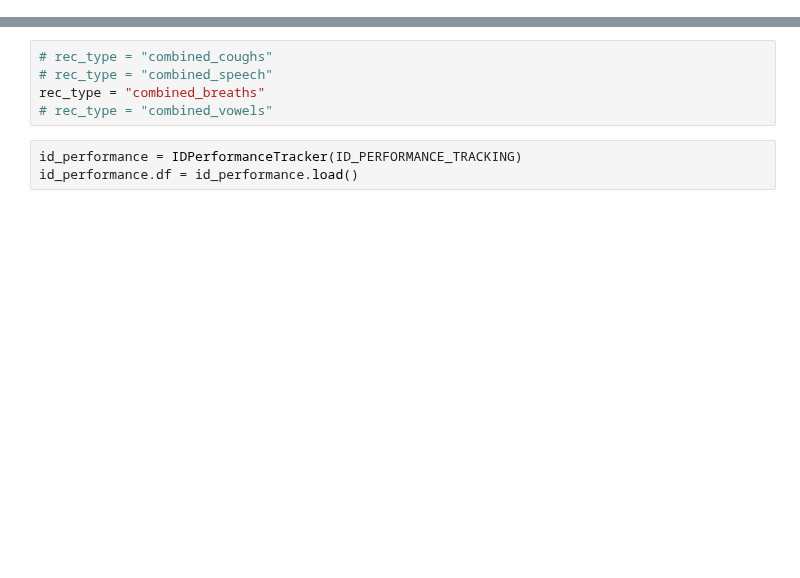
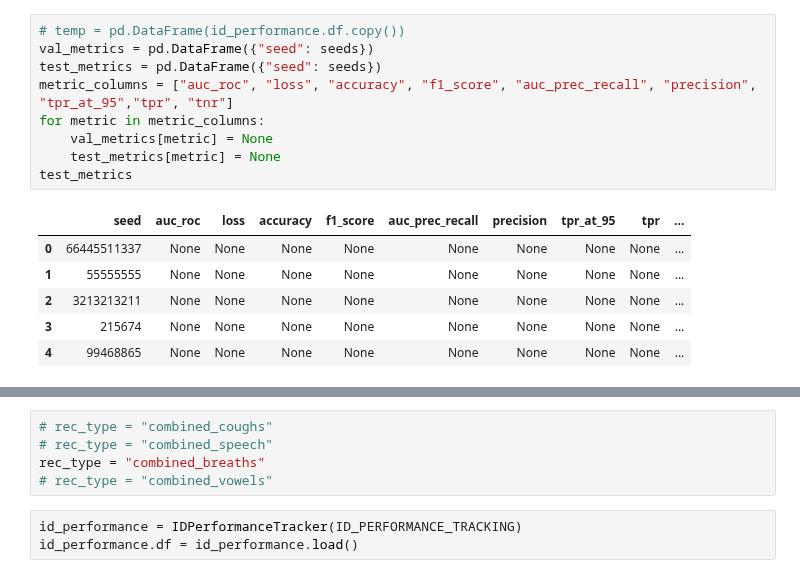
Before and after one commit to MichaelReiter94/acoustic_covid_detection, a Jupyter notebook: python/Jupyter_Notebooks/_linear_regression_predictions.ipynb, the cells around one changed output, grey strips where cells are left out. Saved outputs shown, nothing was run; the diff lists cells and outputs as text; blank space fills up the shorter version.

```diff
--- a/python/Jupyter_Notebooks/_linear_regression_predictions.ipynb
+++ b/python/Jupyter_Notebooks/_linear_regression_predictions.ipynb
@@ -303,0 +87,16 @@ test set:    82.6 28.7
+# %%
+# temp = pd.DataFrame(id_performance.df.copy())
+val_metrics = pd.DataFrame({"seed": seeds})
+test_metrics = pd.DataFrame({"seed": seeds})
+metric_columns = ["auc_roc", "loss", "accuracy", "f1_score", "auc_prec_recall", "precision", "tpr_at_95","tpr", "tnr"]
+for metric in metric_columns:
+    val_metrics[metric] = None
+    test_metrics[metric] = None
+test_metrics
+# %% [output]
+|  | seed | auc_roc | loss | accuracy | f1_score | auc_prec_recall | precision | tpr_at_95 | tpr | ... |
+| 0 | 66445511337 | None | None | None | None | None | None | None | None | ... |
+| 1 | 55555555 | None | None | None | None | None | None | None | None | ... |
+| 2 | 3213213211 | None | None | None | None | None | None | None | None | ... |
+| 3 | 215674 | None | None | None | None | None | None | None | None | ... |
+| 4 | 99468865 | None | None | None | None | None | None | None | None | ... |
```
Also changed, not shown: parts of 53 cells of this notebook, 26 other files.
